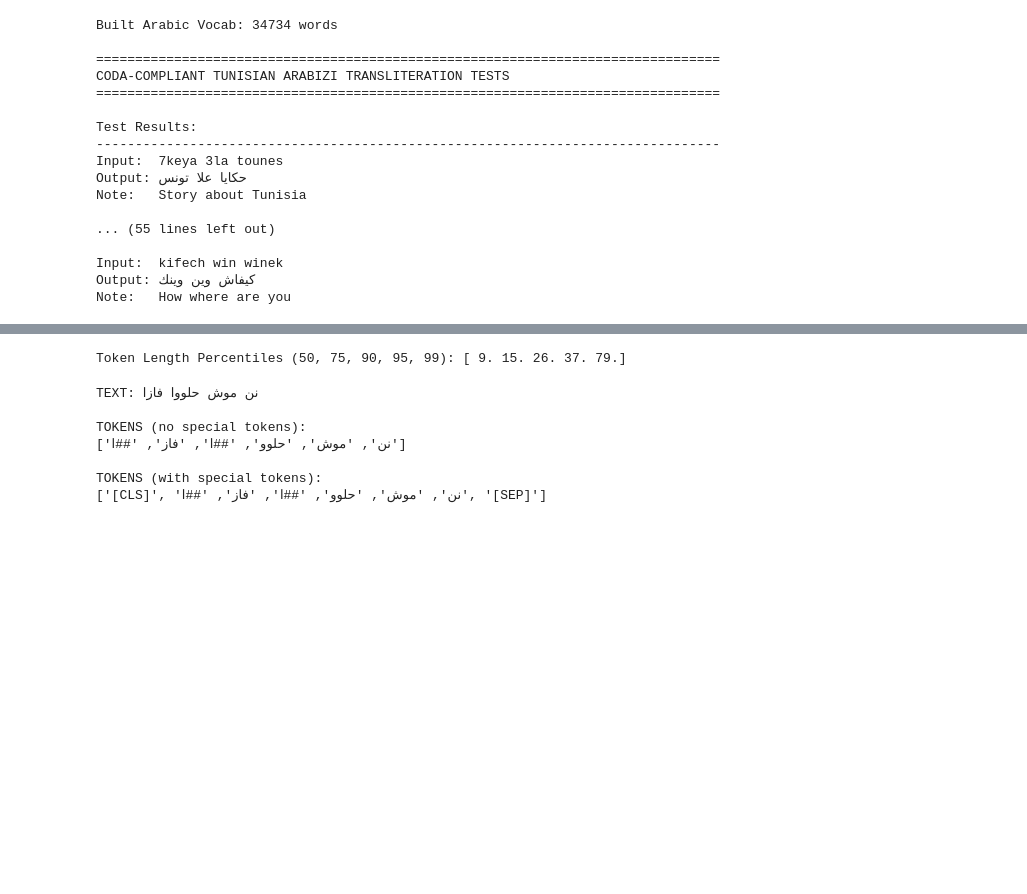
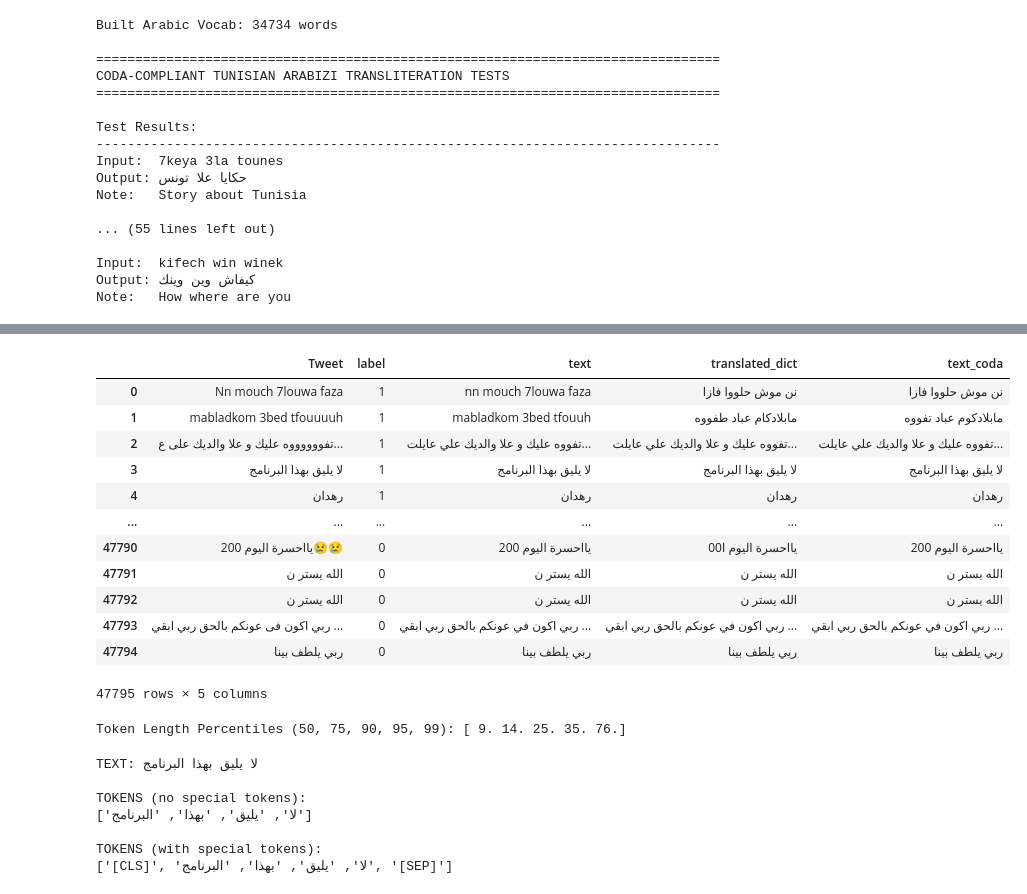
Before and after one commit to Adeeem2/Tunisian-dialect-classification, a Jupyter notebook: main.ipynb, the cells around one changed output, grey strips where cells are left out. Drawn from its saved outputs; the diff is of its cells as text; code cells hidden in the pictures; blank space fills up the shorter version.

Commit message:
tokenization

```diff
--- a/main.ipynb
+++ b/main.ipynb
@@ -932,13 +874,6 @@ for idx, row in test_sample_df.head(15).iterrows():
     print(f"Preprocessed:   {row['text'][:80]}...")
     print(f"CODA Arabic:    {row['coda_translation'][:80]}...")
     print("-" * 80)
-
-# Save detailed results to CSV
-output_file = "coda_translation_sample_results.csv"
-test_sample_df[['Tweet', 'text', 'coda_translation', 'label']].to_csv(
-    output_file, index=False, encoding='utf-8-sig'
-)
-print(f"\n✓ Detailed results saved to: {output_file}")
 
 # Statistics
 print("\n" + "="*80)
@@ -980,16 +915,33 @@ for idx, row in test_sample_df.head(10).iterrows():
 comparison_df = pd.DataFrame(comparison_results)
 print(comparison_df.to_string())
 
-# Now apply to full dataset with vocab matching
+# Now apply to full dataset - OPTIMIZED with progress tracking
 print("\n" + "="*80)
-print("Applying CODA transliteration to FULL dataset with vocabulary matching...")
+print("⚡ APPLYING CODA TRANSLITERATION TO FULL DATASET (OPTIMIZED)")
 print("="*80)
 
-df["text_coda"] = df["text"].apply(
-    lambda x: transliterator.transliterate_text(str(x), use_vocab_matching=True)
+import time
+from tqdm.auto import tqdm
+
+# Disable vocab matching for speed (use_vocab_matching=False)
+print(f"\nProcessing {len(df)} tweets...")
+print("⚡ Using optimized O(1) dictionary lookups (not vocab matching)")
+
+start_time = time.time()
+
+# Use progress bar for visibility
+tqdm.pandas(desc="Translating full dataset")
+df["text_coda"] = df["text"].progress_apply(
+    lambda x: transliterator.transliterate_text(str(x), use_vocab_matching=False)
 )
 
-print(f"\n✓ Translation complete! Processed {len(df)} texts.")
+elapsed = time.time() - start_time
+
+print(f"\n✓ Translation complete!")
+print(f"  Total texts: {len(df)}")
+print(f"  Time taken: {elapsed/60:.2f} minutes ({elapsed:.1f} seconds)")
+print(f"  Speed: {len(df)/elapsed:.1f} tweets/second")
+
 print("\nPreview of full dataset results:")
 preview_df = df[["Tweet", "text", "text_coda","translated_dict", "label"]].head(10)
 print(preview_df.to_string())
@@ -1014,3 +983,19 @@ Applying CODA transliteration to FULL dataset with vocabulary matching...
+# %%
+df
+# %% [output]
+|  | Tweet | label | text | translated_dict | text_coda |
+| 0 | Nn mouch 7louwa faza | 1 | nn mouch 7louwa faza | نن موش حلووا فازا | نن موش حلووا فازا |
+| 1 | mabladkom 3bed tfouuuuh | 1 | mabladkom 3bed tfouuh | مابلادكام عباد طفووه | مابلادكوم عباد تفووه |
+| 2 | تفووووووه عليك و علا والديك على ع... | 1 | تفووه عليك و علا والديك علي عايلت... | تفووه عليك و علا والديك علي عايلت... | تفووه عليك و علا والديك علي عايلت... |
+| 3 | لا يليق بهذا البرنامج | 1 | لا يليق بهذا البرنامج | لا يليق بهذا البرنامج | لا يليق بهذا البرنامج |
+| 4 | رهدان | 1 | رهدان | رهدان | رهدان |
+| ... | ... | ... | ... | ... | ... |
+| 47790 | يااحسرة اليوم 200😢😢 | 0 | يااحسرة اليوم 200 | يااحسرة اليوم ا00 | يااحسرة اليوم 200 |
+| 47791 | الله يستر ن | 0 | الله يستر ن | الله يستر ن | الله يستر ن |
+| 47792 | الله يستر ن | 0 | الله يستر ن | الله يستر ن | الله يستر ن |
+| 47793 | ربي اكون فى عونكم بالحق ربي ابقي ... | 0 | ربي اكون في عونكم بالحق ربي ابقي ... | ربي اكون في عونكم بالحق ربي ابقي ... | ربي اكون في عونكم بالحق ربي ابقي ... |
+| 47794 | ربي يلطف بينا | 0 | ربي يلطف بينا | ربي يلطف بينا | ربي يلطف بينا |
+47795 rows × 5 columns
 # %%
 import numpy as np
 from transformers import AutoTokenizer
@@ -1019,14 +1004,14 @@ from typing import Any, Dict
 tokenizer = AutoTokenizer.from_pretrained("UBC-NLP/MARBERT")
 
 # token length stats on *CODA-transliterated* text
-lengths = [len(tokenizer(t, add_special_tokens=True).input_ids) for t in df["translated_dict"]]
+lengths = [len(tokenizer(t, add_special_tokens=True).input_ids) for t in df["text_coda"]]
 percentiles = np.percentile(lengths, [50, 75, 90, 95, 99])
 print(f"Token Length Percentiles (50, 75, 90, 95, 99): {percentiles}")
 # %% [output]
-Token Length Percentiles (50, 75, 90, 95, 99): [ 9. 15. 26. 37. 79.]
+Token Length Percentiles (50, 75, 90, 95, 99): [ 9. 14. 25. 35. 76.]
 # %%
 # Show tokenization as tokens (strings), not only IDs
-sample = df.loc[0, "translated_dict"]
+sample = df.loc[3, "text_coda"]
 
 tokens = tokenizer.tokenize(sample)
 encoded: Dict[str, Any] = tokenizer(sample, add_special_tokens=True)
@@ -1039,10 +1024,10 @@ print(tokens)
 print("\nTOKENS (with special tokens):")
 print(tokens_with_special)
 # %% [output]
-TEXT: نن موش حلووا فازا
+TEXT: لا يليق بهذا البرنامج
 
 TOKENS (no special tokens):
-['نن', 'موش', 'حلوو', '##ا', 'فاز', '##ا']
+['لا', 'يليق', 'بهذا', 'البرنامج']
 
 TOKENS (with special tokens):
-['[CLS]', 'نن', 'موش', 'حلوو', '##ا', 'فاز', '##ا', '[SEP]']
+['[CLS]', 'لا', 'يليق', 'بهذا', 'البرنامج', '[SEP]']
```
Also changed, not shown: parts of 8 cells of this notebook.
